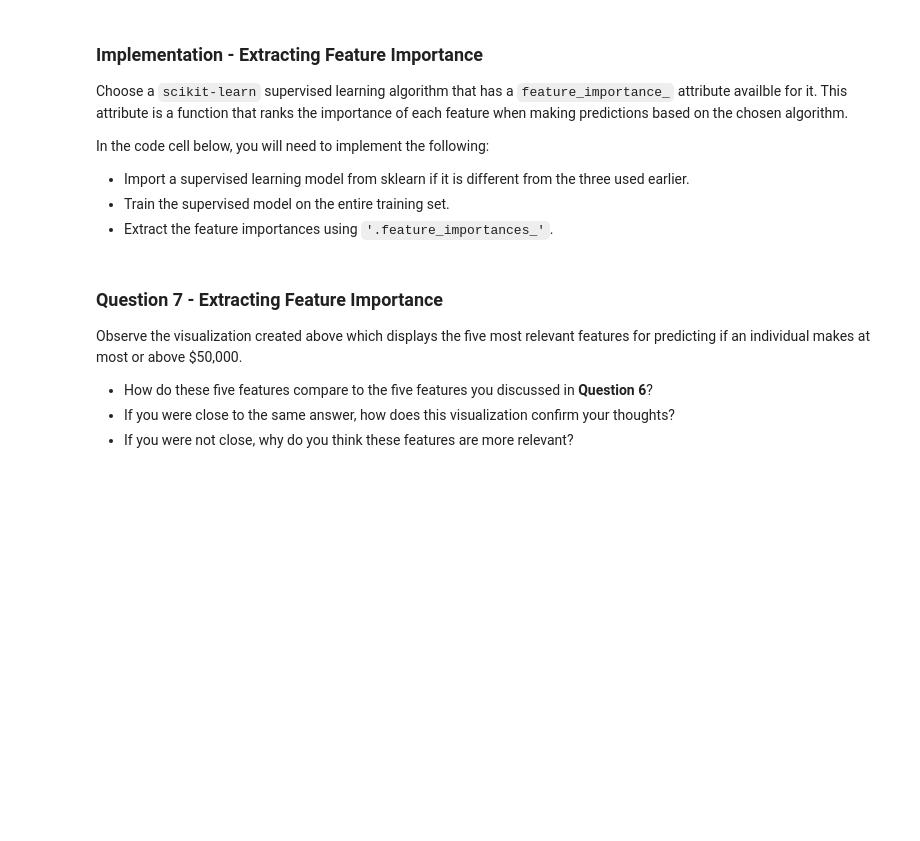
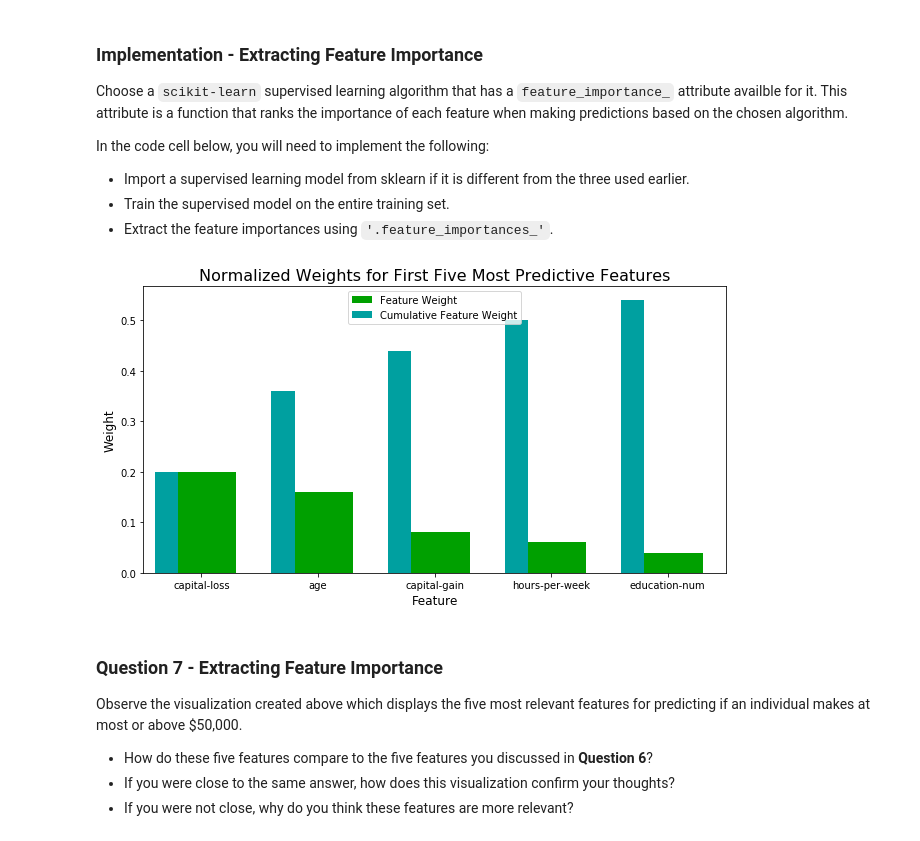
Before and after one commit to AlexFJW/udacity-machine-learning, a Jupyter notebook: projects/finding_donors/finding_donors.ipynb, the cells around one changed output. Saved outputs shown, nothing was run; the diff lists cells and outputs as text; code cells hidden in the pictures; blank space fills up the shorter version.

```diff
--- a/projects/finding_donors/finding_donors.ipynb
+++ b/projects/finding_donors/finding_donors.ipynb
@@ -486,16 +605,19 @@ In the code cell below, you will need to implement the following:
  - Extract the feature importances using `'.feature_importances_'`.
 # %%
 # TODO: Import a supervised learning model that has 'feature_importances_'
-
+from sklearn.ensemble import AdaBoostClassifier
 
 # TODO: Train the supervised model on the training set using .fit(X_train, y_train)
-model = None
+model = AdaBoostClassifier()
+model.fit(X_train, y_train)
 
 # TODO: Extract the feature importances using .feature_importances_
-importances = None
+importances = model.feature_importances_
 
 # Plot
 vs.feature_plot(importances, X_train, y_train)
+# %% [output]
+[figure, added]
 # %% [markdown]
 ### Question 7 - Extracting Feature Importance
 
```
Also changed, not shown: parts of 21 cells of this notebook, 1 other file.
